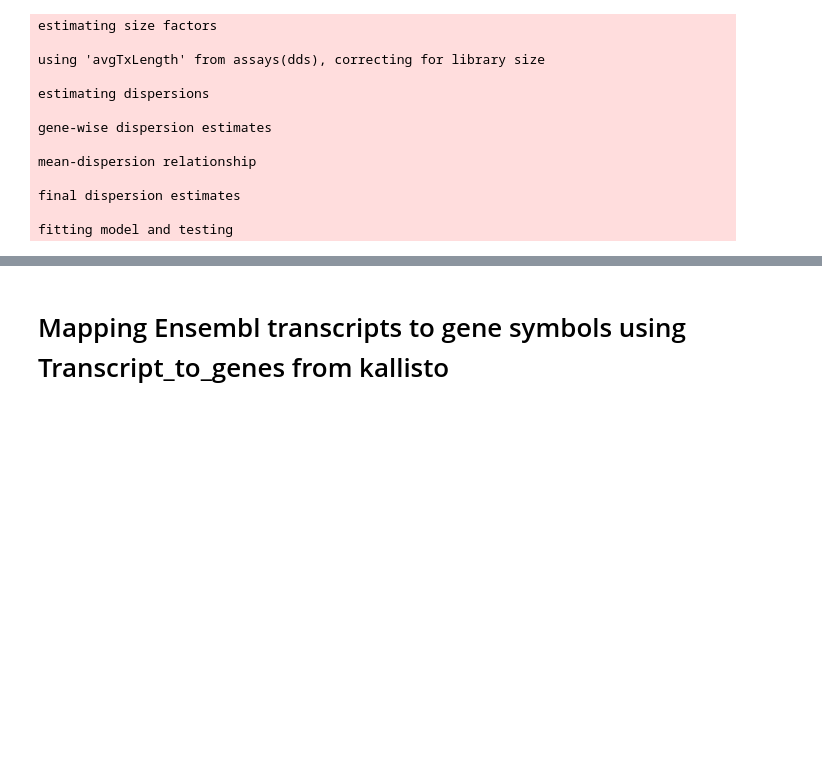
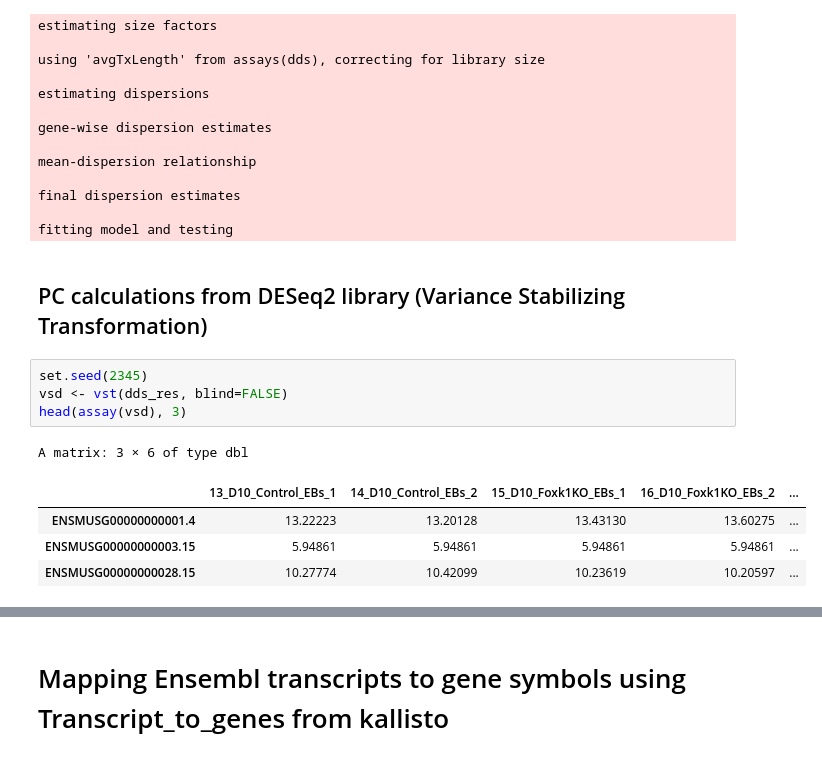
Before and after one commit to djglab/Foxk1_manuscript, a Jupyter notebook: notebooks/RNAseq_Foxk1_D10_analysis_Control_and_Iwr1_KO_similarity.ipynb, the cells around one changed output, grey strips where cells are left out. Cells and saved outputs as stored; diff of their text form; blank space fills up the shorter version.

```diff
--- a/notebooks/RNAseq_Foxk1_D10_analysis_Control_and_Iwr1_KO_similarity.ipynb
+++ b/notebooks/RNAseq_Foxk1_D10_analysis_Control_and_Iwr1_KO_similarity.ipynb
@@ -247,3 +247,15 @@ mean-dispersion relationship
 final dispersion estimates
 
 fitting model and testing
+# %% [markdown]
+## PC calculations from DESeq2 library (Variance Stabilizing Transformation)
+# %%
+set.seed(2345)
+vsd <- vst(dds_res, blind=FALSE)
+head(assay(vsd), 3)
+# %% [output]
+A matrix: 3 × 6 of type dbl
+|  | 13_D10_Control_EBs_1 | 14_D10_Control_EBs_2 | 15_D10_Foxk1KO_EBs_1 | 16_D10_Foxk1KO_EBs_2 | ... |
+| ENSMUSG00000000001.4 | 13.22223 | 13.20128 | 13.43130 | 13.60275 | ... |
+| ENSMUSG00000000003.15 | 5.94861 | 5.94861 | 5.94861 | 5.94861 | ... |
+| ENSMUSG00000000028.15 | 10.27774 | 10.42099 | 10.23619 | 10.20597 | ... |
```
Also changed, not shown: parts of 1 cell of this notebook.
